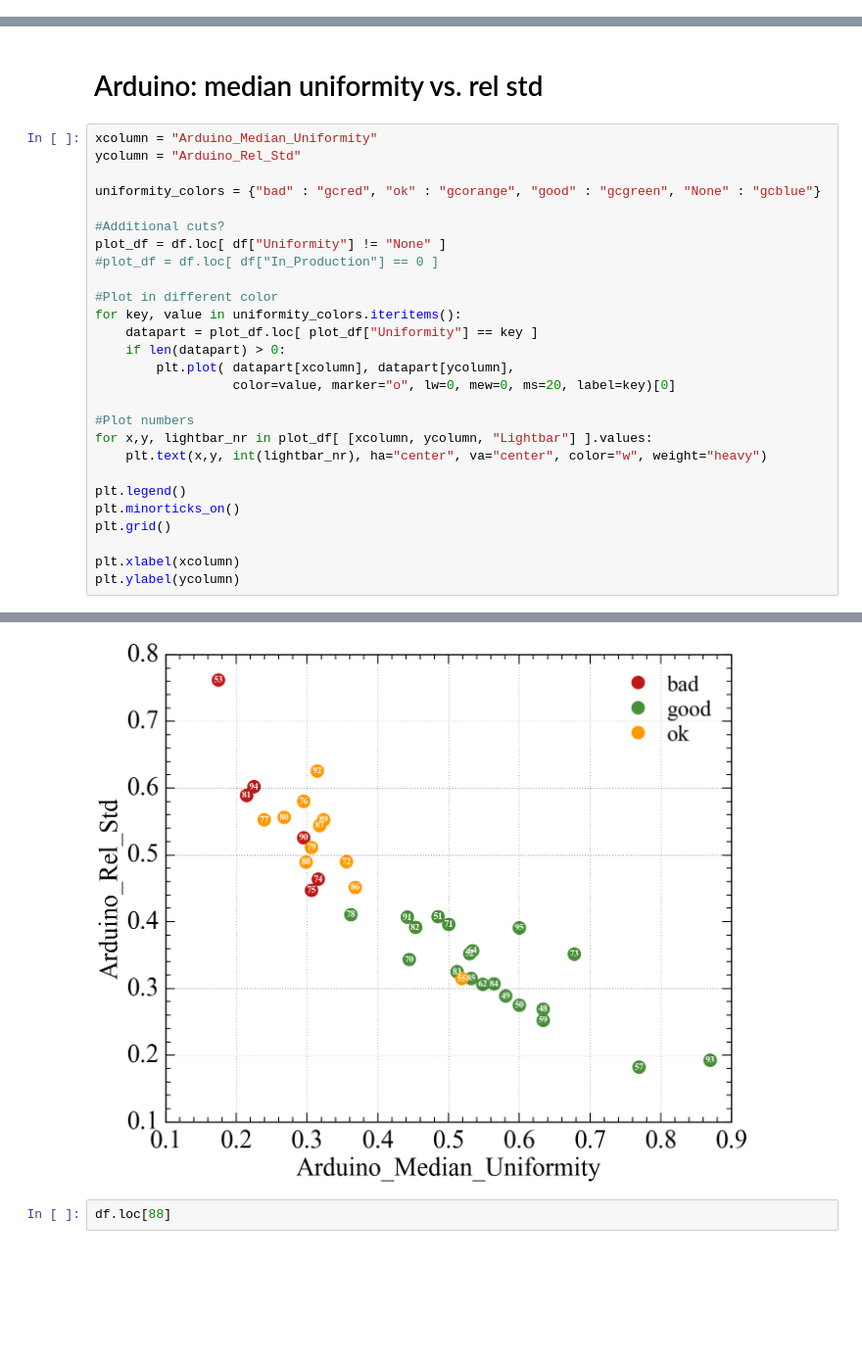
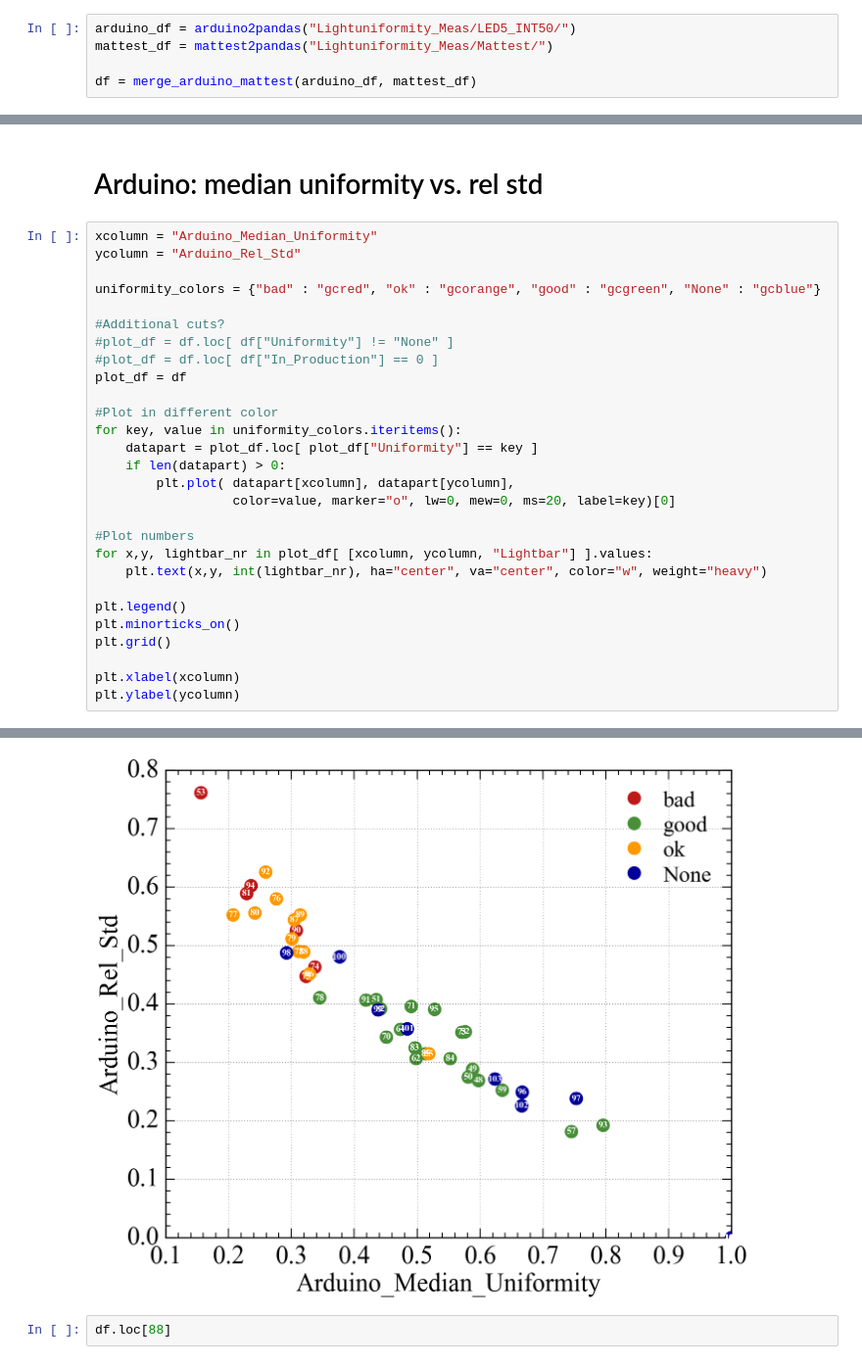
Before and after one commit to Burney222/QA_Lightbar, a Jupyter notebook: Plot_Lightbars.ipynb, the cells around one changed output, grey strips where cells are left out. Shown: that part at 98% size. Drawn from its saved outputs; the diff is of its cells as text; blank space fills up the shorter version.

```diff
--- a/Plot_Lightbars.ipynb
+++ b/Plot_Lightbars.ipynb
@@ -120,0 +164,5 @@ df = df.loc[:95]
+# %%
+arduino_df = arduino2pandas("Lightuniformity_Meas/LED5_INT50/")
+mattest_df = mattest2pandas("Lightuniformity_Meas/Mattest/")
+
+df = merge_arduino_mattest(arduino_df, mattest_df)
@@ -302,33 +354,34 @@ plt.ylabel("Mattest median ratio")
 # %%
 xcolumn = "Arduino_Median_Uniformity"
 ycolumn = "Arduino_Rel_Std"
 
 uniformity_colors = {"bad" : "gcred", "ok" : "gcorange", "good" : "gcgreen", "None" : "gcblue"}
 
 #Additional cuts?
-plot_df = df.loc[ df["Uniformity"] != "None" ]
+#plot_df = df.loc[ df["Uniformity"] != "None" ]
 #plot_df = df.loc[ df["In_Production"] == 0 ]
+plot_df = df
 
 #Plot in different color
 for key, value in uniformity_colors.iteritems():
     datapart = plot_df.loc[ plot_df["Uniformity"] == key ]
     if len(datapart) > 0:
         plt.plot( datapart[xcolumn], datapart[ycolumn],
                   color=value, marker="o", lw=0, mew=0, ms=20, label=key)[0]
 
 #Plot numbers
 for x,y, lightbar_nr in plot_df[ [xcolumn, ycolumn, "Lightbar"] ].values:
     plt.text(x,y, int(lightbar_nr), ha="center", va="center", color="w", weight="heavy")
 
 plt.legend()
 plt.minorticks_on()
 plt.grid()
 
 plt.xlabel(xcolumn)
 plt.ylabel(ycolumn)
 # %% [output]
 <matplotlib.text.Text at 0x...>
-[figure, old version]
+[figure, new version]
 # %%
 df.loc[88]
 # %% [output]
```
Also changed, not shown: parts of 5 cells of this notebook.
